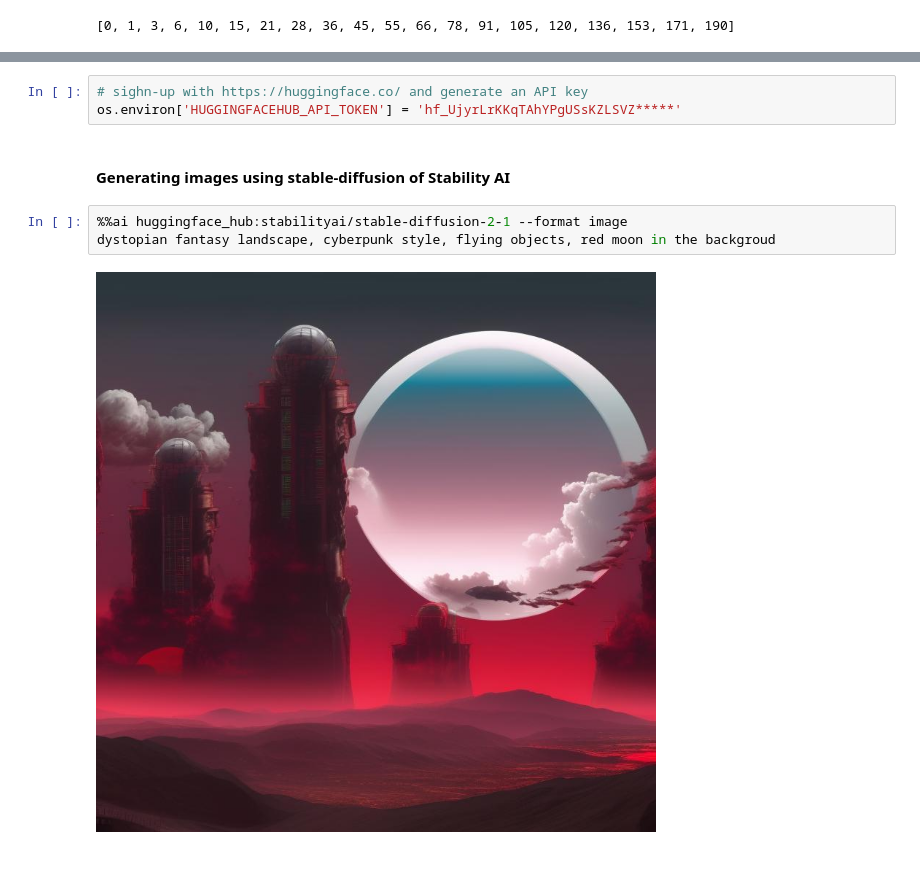
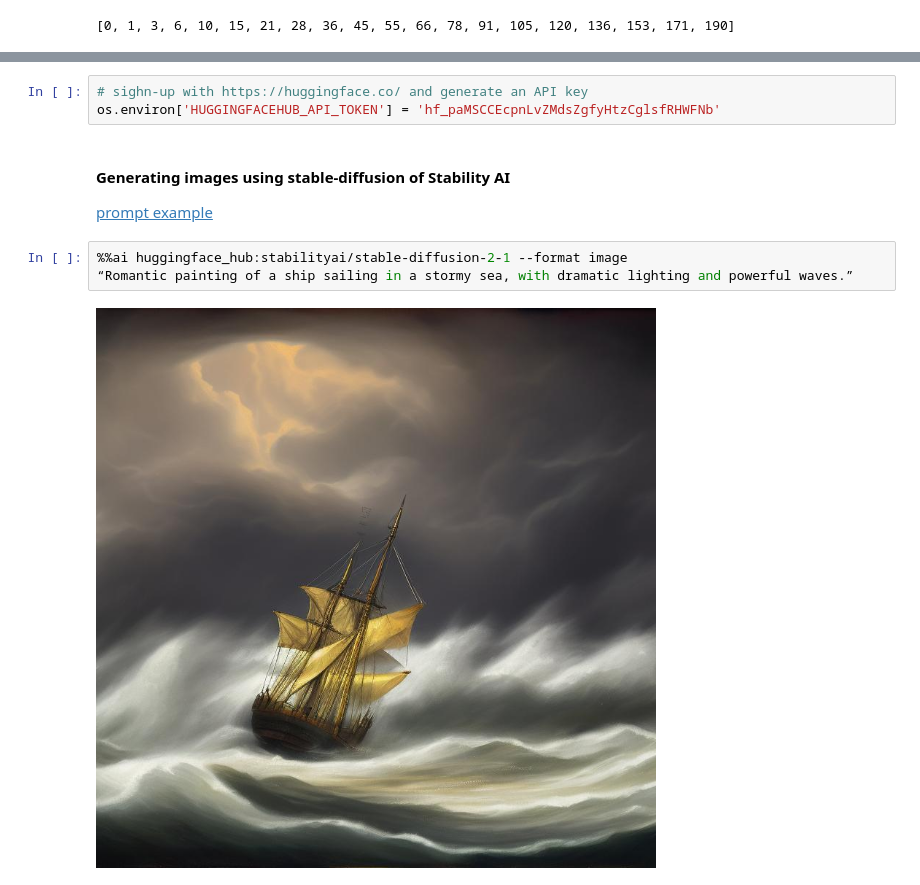
Before and after one commit to Zenobia000/iSpan_LLM-NLP-cookbooks, a Jupyter notebook: Langchain_scratch/langchain_v2/Jupyter AI/jupyter_ai_magic_commands.ipynb, the cells around one changed output, grey strips where cells are left out. Drawn from its saved outputs; the diff is of its cells as text.

```diff
--- a/Langchain_scratch/langchain_v2/Jupyter AI/jupyter_ai_magic_commands.ipynb
+++ b/Langchain_scratch/langchain_v2/Jupyter AI/jupyter_ai_magic_commands.ipynb
@@ -305,10 +394,12 @@ pip install huggingface-hub -q
 # %%
 # sighn-up with https://huggingface.co/ and generate an API key
-os.environ['HUGGINGFACEHUB_API_TOKEN'] = 'hf_UjyrLrKKqTAhYPgUSsKZLSVZ*****'
+os.environ['HUGGINGFACEHUB_API_TOKEN'] = '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'
 # %% [markdown]
 #### Generating images using stable-diffusion of Stability AI
+
+[prompt example](https://mspoweruser.com/best-stable-diffusion-prompts/)
 # %%
 %%ai huggingface_hub:stabilityai/stable-diffusion-2-1 --format image
-dystopian fantasy landscape, cyberpunk style, flying objects, red moon in the backgroud
+“Romantic painting of a ship sailing in a stormy sea, with dramatic lighting and powerful waves.”
 # %% [output]
-[figure, old version]
+[figure, new version]
```
Also changed, not shown: parts of 38 cells of this notebook, 4 other files.
